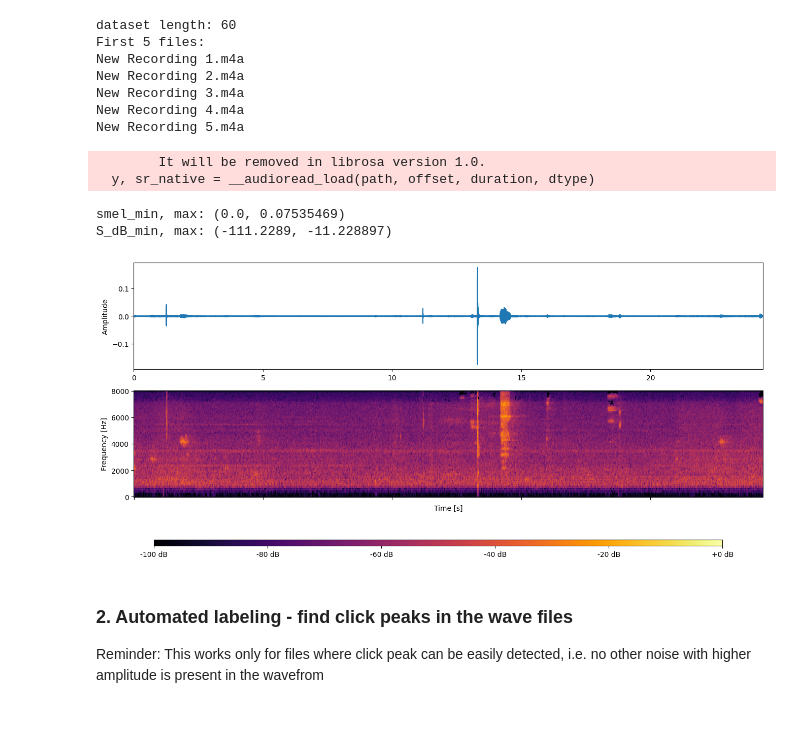
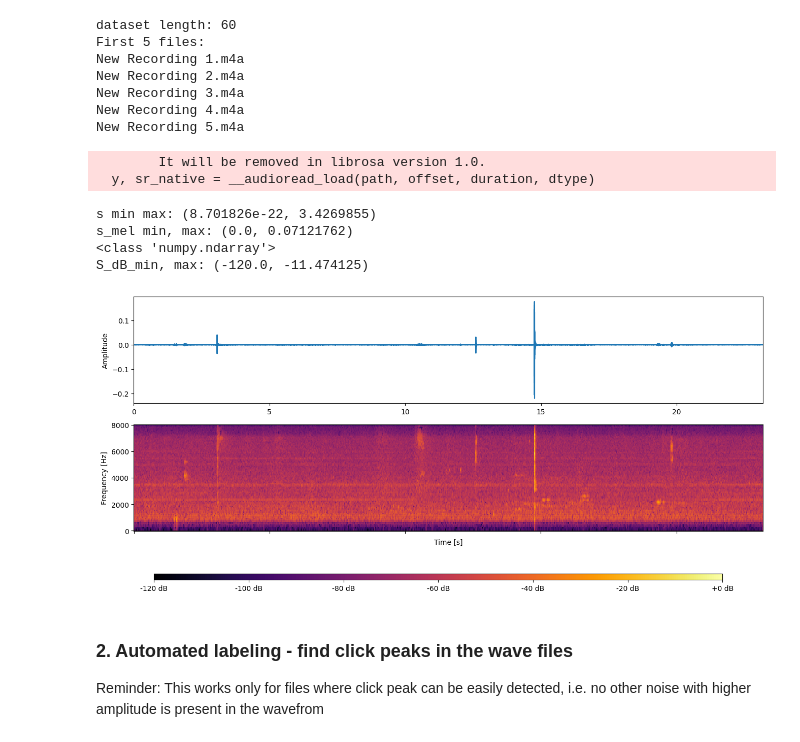
Before and after one commit to matteoseidl/Electrical_Connector_Click-Event_Detection, a Jupyter notebook: 01_Dataset/clickDatasetPreprocAutoLabel.ipynb, the cells around one changed output. Saved outputs shown, nothing was run; the diff lists cells and outputs as text; code cells hidden in the pictures.

```diff
--- a/01_Dataset/clickDatasetPreprocAutoLabel.ipynb
+++ b/01_Dataset/clickDatasetPreprocAutoLabel.ipynb
@@ -97,18 +97,19 @@ def next_power_of_2(x):
 
 ## Here is something wrong with the decibel conversion, needs to be updated!!!
 
-def power_to_db(S_mel, amin, top_db):
+def power_to_db(S_mel, amin, dB_ref, top_dB_abs):
 
-        S_dB = 10 * np.log10(np.maximum(S_mel, amin))
-        S_dB_clipped = np.maximum(S_dB, S_dB.max() - top_db)
 
-        """ref_value = np.abs(amin)
+        """S_dB = 10 * np.log10(np.maximum(S_mel, amin))
+        S_dB_clipped = np.maximum(S_dB, S_dB.max() - top_db)"""
 
-        log_spec = 10.0 * np.log10(np.maximum(amin, S_mel))
-        log_spec -= 10.0 * np.log10(np.maximum(amin, ref_value))
-        S_dB_clipped = np.maximum(log_spec, log_spec.max() - top_db)"""
+        top_dB = -top_dB_abs
+        S_dB = 10.0 * np.log10(np.maximum(amin, S_mel))
+        S_dB -= 10.0 * np.log10(np.maximum(amin, dB_ref))
 
-        return S_dB_clipped
+        #S_dB_clipped = np.maximum(S_dB, top_dB)
+
+        return S_dB
 # %%
 # constant values used in real-time detection as well
 sampling_rate = 16000 # downsampled
@@ -116,12 +117,13 @@ resolution = 0.016 # in seconds
 hop_length = int(resolution * sampling_rate)
 n_fft =  next_power_of_2(hop_length)
 n_mels = 128 # number of mel bands
-top_dB_abs = 100
-dB_ref = 1e-12
+dB_ref = 1 # reference value for dB conversion, log(1) = 0
+amin = 1e-12 # to avoid log(0)
+top_dB_abs = 120 # maximum dB value -> 10*log(amin) = -120
 # %%
 # calculate dB mel spectrogram
 
-def mel_spectrogram(audio_file_path, sampling_rate, n_fft, hop_length, n_mels, dB_ref, top_dB_abs):
+def mel_spectrogram(audio_file_path, sampling_rate, n_fft, hop_length, n_mels, amin, dB_ref, top_dB_abs):
 
     signal, sampling_rate = librosa.load(audio_file_path, sr=sampling_rate)
 
@@ -131,13 +133,15 @@ def mel_spectrogram(audio_file_path, sampling_rate, n_fft, hop_length, n_mels, d
 
     signal_stft = librosa.stft(signal, n_fft=n_fft, hop_length=hop_length, win_length=n_fft)
     S = np.abs(signal_stft) ** 2
+    print(f"s min max: {S.min(), S.max()}")
 
     mel_filter_bank = librosa.filters.mel(sr=sampling_rate, n_fft=n_fft, n_mels=n_mels, htk=True)
     S_mel = np.dot(mel_filter_bank, S)
 
-    print(f"smel_min, max: {S_mel.min(), S_mel.max()}")
+    print(f"s_mel min, max: {S_mel.min(), S_mel.max()}")
 
-    S_dB = power_to_db(S_mel, amin=dB_ref, top_db=top_dB_abs)
+    S_dB = power_to_db(S_mel, amin=amin, dB_ref=dB_ref, top_dB_abs=top_dB_abs)
+    print(type(S_dB))
 
     print(f"S_dB_min, max: {S_dB.min(), S_dB.max()}")
 
@@ -166,7 +170,8 @@ def plot_mel_spectrogram(signal, time, S_dB):
                                             np.linspace(0, sampling_rate // 2, n_mels),
                                             S_dB, shading='auto', cmap='inferno')
 
-    mel_spec_img.set_clim(vmin=-top_dB_abs, vmax=dB_ref)
+    #mel_spec_img.set_clim(vmin=-top_dB_abs, vmax=dB_ref)
+    mel_spec_img.set_clim(vmin=-top_dB_abs, vmax=0)
 
     cbar_ax = fig.add_axes([0.15, -0.05, 0.7, 0.02])
     fig.colorbar(mel_spec_img, cax=cbar_ax, orientation='horizontal', format="%+2.0f dB")
@@ -174,19 +179,21 @@ def plot_mel_spectrogram(signal, time, S_dB):
     plt.show()
 # %%
 # plot the wave and mel spectrogram of an audio file in teh selected dataset
-file_id_num = 2
+file_id_num = 30
 if file_id_num < len(audio_files_sorted):
     audio_file_path = os.path.join(audio_dataset_dir, audio_files_sorted[file_id_num])
-    signal, time, S_dB = mel_spectrogram(audio_file_path, sampling_rate, n_fft, hop_length, n_mels, dB_ref, top_dB_abs)
+    signal, time, S_dB = mel_spectrogram(audio_file_path, sampling_rate, n_fft, hop_length, n_mels, amin, dB_ref, top_dB_abs)
     plot_mel_spectrogram(signal, time, S_dB)
 else:
     print("File ID out of range")
 # %% [output]
         It will be removed in librosa version 1.0.
   y, sr_native = __audioread_load(path, offset, duration, dtype)
-smel_min, max: (0.0, 0.07535469)
-S_dB_min, max: (-111.2289, -11.228897)
+s min max: (8.701826e-22, 3.4269855)
+s_mel min, max: (0.0, 0.07121762)
+<class 'numpy.ndarray'>
+S_dB_min, max: (-120.0, -11.474125)
-[figure, old version]
+[figure, new version]
 # %% [markdown]
 ### 2. Automated labeling - find click peaks in the wave files
 Reminder: This works only for files where click peak can be easily detected, i.e. no other noise with higher amplitude is present in the wavefrom
```
Also changed, not shown: 1 other file.
